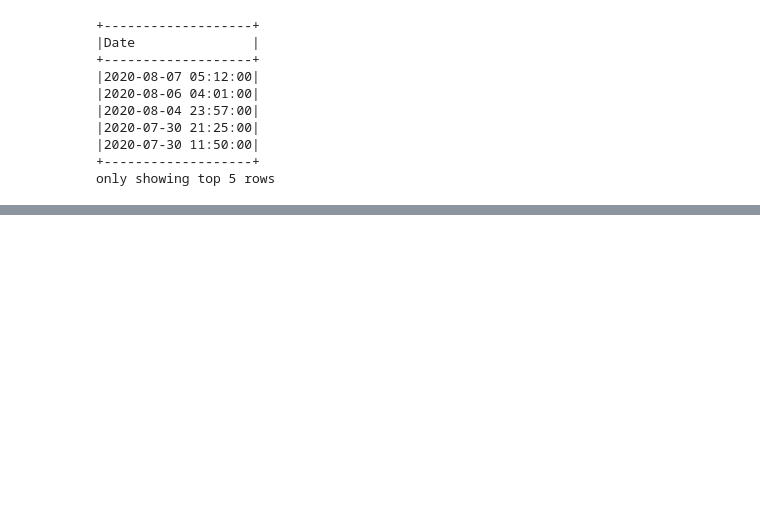
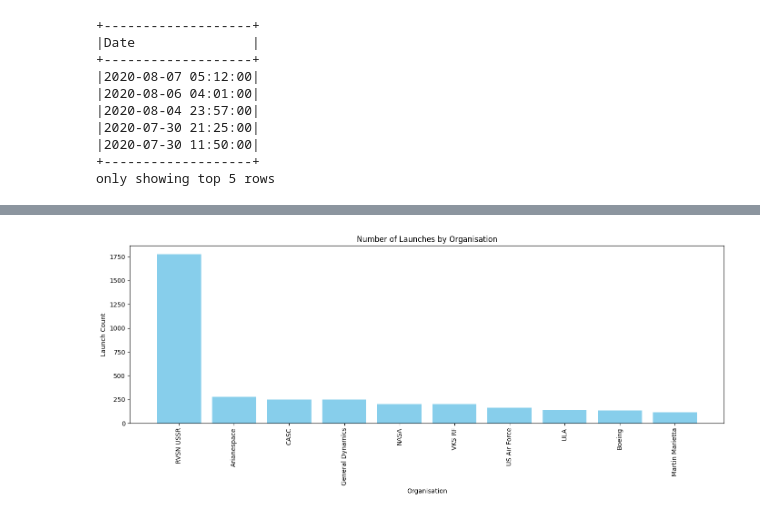
Before and after one commit to manishaachary13/Space-Launch-Mission, a Jupyter notebook: mission launch.ipynb, the cells around one changed output, grey strips where cells are left out. Cells and saved outputs as stored; diff of their text form; code cells hidden in the pictures; blank space fills up the shorter version.

```diff
--- a/mission launch.ipynb
+++ b/mission launch.ipynb
@@ -589,0 +612,15 @@ only showing top 20 rows
+# %%
+launches_by_org = df.groupBy("Organisation").count().orderBy("count", ascending=False)
+launches_by_org_pd = launches_by_org.toPandas()
+
+# Bar plot
+plt.figure(figsize=(14, 6))
+plt.bar(launches_by_org_pd['Organisation'][:10], launches_by_org_pd['count'][:10], color='skyblue')
+plt.xticks(rotation=90)
+plt.title('Number of Launches by Organisation')
+plt.xlabel('Organisation')
+plt.ylabel('Launch Count')
+plt.tight_layout()
+plt.show()
+# %% [output]
+[figure, added]
```
Also changed, not shown: parts of 14 cells of this notebook.
